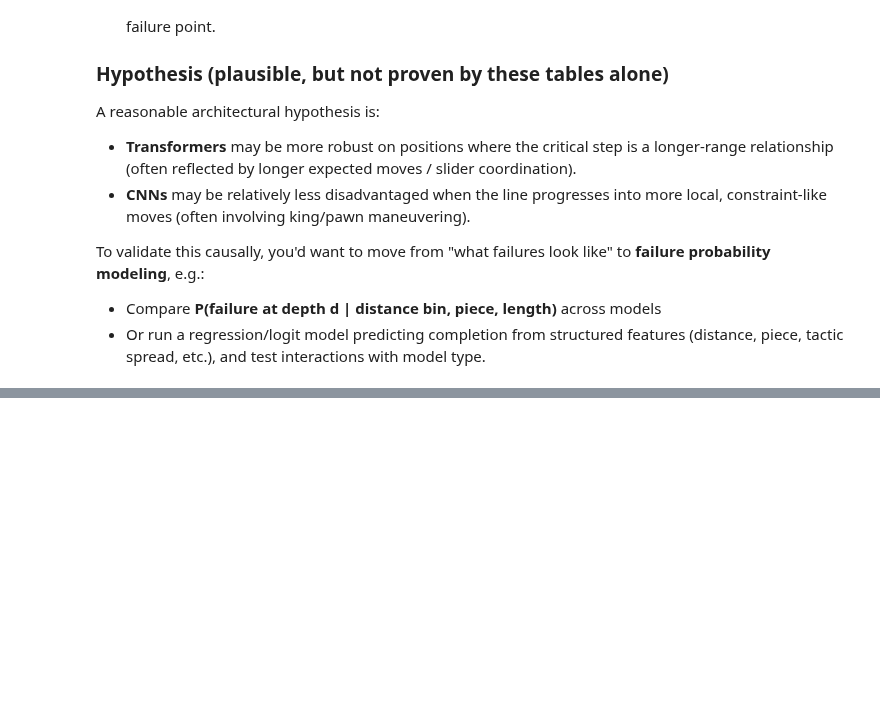
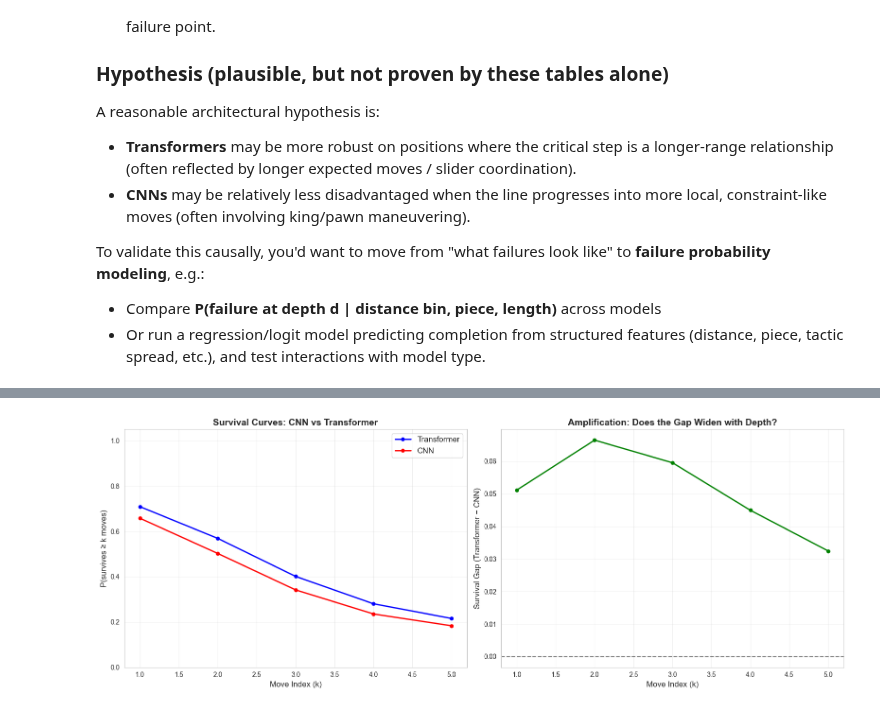
Before and after one commit to omarghara/CNN_vs_Transformer_in_Chess-Contradicting_Metrics, a Jupyter notebook: chess_policy_comparison_full_puzzle.ipynb, the cells around one changed output, grey strips where cells are left out. Drawn from its saved outputs; the diff is of its cells as text; code cells hidden in the pictures; blank space fills up the shorter version.

```diff
--- a/chess_policy_comparison_full_puzzle.ipynb
+++ b/chess_policy_comparison_full_puzzle.ipynb
@@ -1338,3 +1363,98 @@ To validate this causally, you'd want to move from "what failures look like" to
 
 * Compare **P(failure at depth d | distance bin, piece, length)** across models
 * Or run a regression/logit model predicting completion from structured features (distance, piece, tactic spread, etc.), and test interactions with model type.
+# %%
+# ============================================================
+# STEP 2: SURVIVAL CURVES
+# ============================================================
+# For each model, among ALL puzzles (not just failed ones),
+# compute P(model survives >= k moves) for each move index k.
+#
+# "Survives >= k" means the model got at least k player moves correct.
+# A fully solved puzzle survives all moves.
+# ============================================================
+
+import numpy as np
+import pandas as pd
+import matplotlib.pyplot as plt
+
+# Number of player moves per puzzle
+results_df_raw['num_player_moves'] = results_df_raw['Moves'].apply(
+    lambda x: len(x.split()) // 2
+)
+
+# How many moves each model got correct (capped at total player moves)
+results_df_raw['tr_correct'] = results_df_raw[['transformer_moves_correct', 'num_player_moves']].min(axis=1)
+results_df_raw['cnn_correct'] = results_df_raw[['cnn_moves_correct', 'num_player_moves']].min(axis=1)
+
+# Maximum possible move index we care about
+max_k = int(results_df_raw['num_player_moves'].quantile(0.99))  # cut off at 99th percentile for clean plot
+
+# For each k, compute fraction of puzzles where the model survived >= k moves
+# Only count puzzles that actually have >= k player moves (i.e., puzzle is long enough)
+survival_tr = []
+survival_cnn = []
+ks = list(range(1, max_k + 1))
+
+for k in ks:
+    # Only consider puzzles that have at least k player moves
+    eligible = results_df_raw[results_df_raw['num_player_moves'] >= k]
+    if len(eligible) == 0:
+        break
+
+    tr_survived = (eligible['tr_correct'] >= k).mean()
+    cnn_survived = (eligible['cnn_correct'] >= k).mean()
+
+    survival_tr.append(tr_survived)
+    survival_cnn.append(cnn_survived)
+
+ks = ks[:len(survival_tr)]  # trim if we broke early
+
+# Build DataFrame
+survival_df = pd.DataFrame({
+    'Move Index (k)': ks,
+    'Transformer': survival_tr,
+    'CNN': survival_cnn
+})
+survival_df['Gap (TR - CNN)'] = survival_df['Transformer'] - survival_df['CNN']
+
+print("Survival Probabilities P(survives >= k):")
+display(survival_df.round(4))
+
+# --- Plot 1: Survival Curves ---
+fig, axes = plt.subplots(1, 2, figsize=(16, 6))
+
+axes[0].plot(ks, survival_tr, marker='o', label='Transformer', color='blue', linewidth=2, markersize=5)
+axes[0].plot(ks, survival_cnn, marker='o', label='CNN', color='red', linewidth=2, markersize=5)
+axes[0].set_xlabel('Move Index (k)', fontsize=12)
+axes[0].set_ylabel('P(survives ≥ k moves)', fontsize=12)
+axes[0].set_title('Survival Curves: CNN vs Transformer', fontsize=14, fontweight='bold')
+axes[0].legend(fontsize=12)
+axes[0].grid(True, alpha=0.3)
+axes[0].set_ylim(0, 1.05)
+
+# --- Plot 2: Gap (amplification) ---
+axes[1].plot(ks, survival_df['Gap (TR - CNN)'], marker='o', color='green', linewidth=2, markersize=5)
+axes[1].axhline(0, linestyle='--', color='black', alpha=0.5)
+axes[1].set_xlabel('Move Index (k)', fontsize=12)
+axes[1].set_ylabel('Survival Gap (Transformer − CNN)', fontsize=12)
+axes[1].set_title('Amplification: Does the Gap Widen with Depth?', fontsize=14, fontweight='bold')
+axes[1].grid(True, alpha=0.3)
+
+plt.tight_layout()
+plt.show()
+
+# --- Interpretation ---
+print("\n--- Interpretation ---")
+print(f"At move 1: TR survives {survival_tr[0]:.2%}, CNN survives {survival_cnn[0]:.2%} → Gap = {survival_tr[0] - survival_cnn[0]:.2%}")
+if len(ks) >= 3:
+    print(f"At move 3: TR survives {survival_tr[2]:.2%}, CNN survives {survival_cnn[2]:.2%} → Gap = {survival_tr[2] - survival_cnn[2]:.2%}")
+if len(ks) >= 5:
+    print(f"At move 5: TR survives {survival_tr[4]:.2%}, CNN survives {survival_cnn[4]:.2%} → Gap = {survival_tr[4] - survival_cnn[4]:.2%}")
+
+if survival_df['Gap (TR - CNN)'].iloc[-1] > survival_df['Gap (TR - CNN)'].iloc[0]:
+    print("\n The gap WIDENS with depth → amplification confirmed.")
+    print("   A small per-move advantage compounds into a larger full-puzzle advantage.")
+else:
+    print("\n The gap does NOT clearly widen → amplification not evident in survival curves.")
+# %% [output]
@@ -1340,0 +1468 @@ To validate this causally, you'd want to move from "what failures look like" to
+[figure, added]
```
Also changed, not shown: parts of 3 cells of this notebook.
